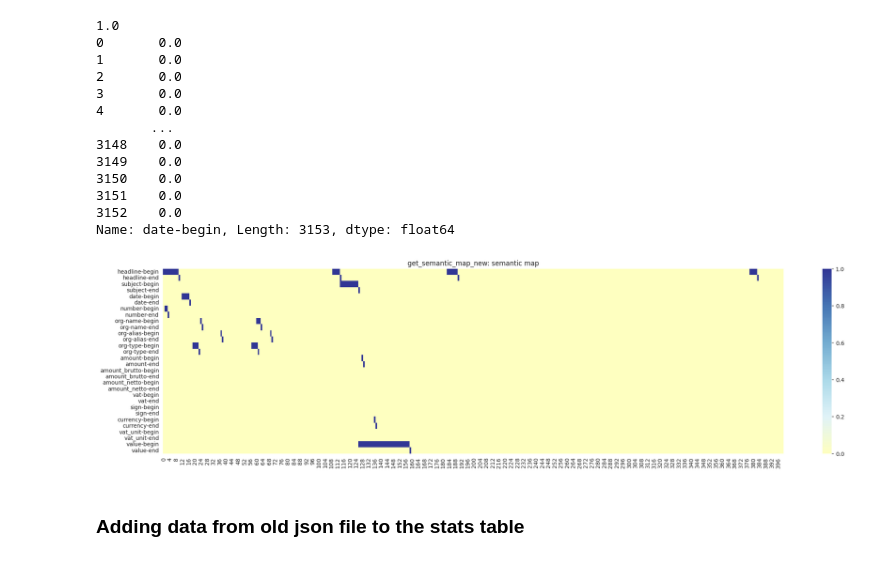
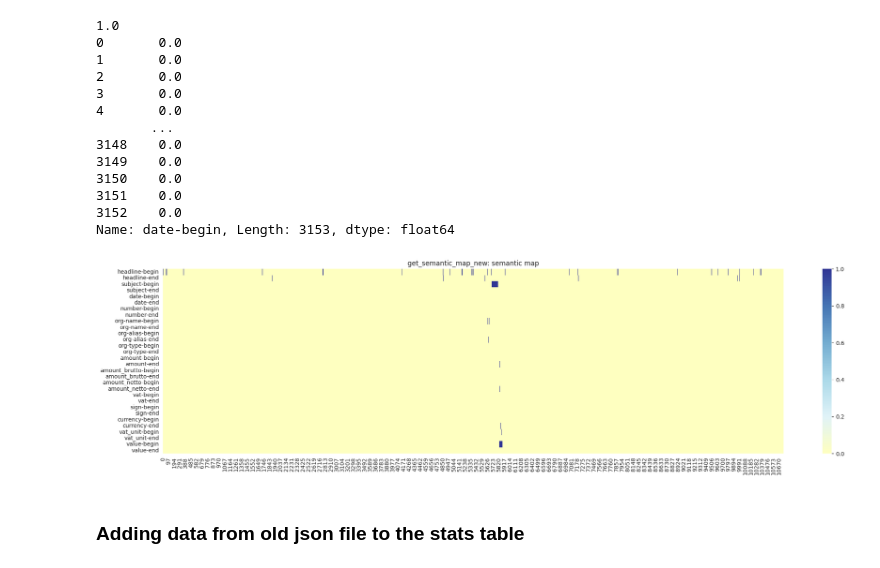
Before and after one commit to LitJane/analyser, a Jupyter notebook: trainsets/export_trainset.ipynb, the cells around one changed output. Drawn from its saved outputs; the diff is of its cells as text; code cells hidden in the pictures.

```diff
--- a/trainsets/export_trainset.ipynb
+++ b/trainsets/export_trainset.ipynb
@@ -431,15 +431,15 @@ Name: date-begin, Length: 3153, dtype: float64
 # %%
 #test one
 
-d = get_doc_by_id(ObjectId('5fe34f62b770574a005553be'))
+d = get_doc_by_id(ObjectId('636dfd1473925c8dae26f910'))
 if d is not None:
     jd = DbJsonDoc(d)
     semantic_map: DataFrame = get_semantic_map_new(jd)
 
 
-    plot_embedding(semantic_map[0:400], f'get_semantic_map_new: semantic map')
+    plot_embedding(semantic_map, f'get_semantic_map_new: semantic map')
 # %% [output]
-[figure, old version]
+[figure, new version]
 # %% [markdown]
 ### Adding data from old json file to the stats table
 # %%
```
Also changed, not shown: parts of 46 cells of this notebook, 5 other files.
